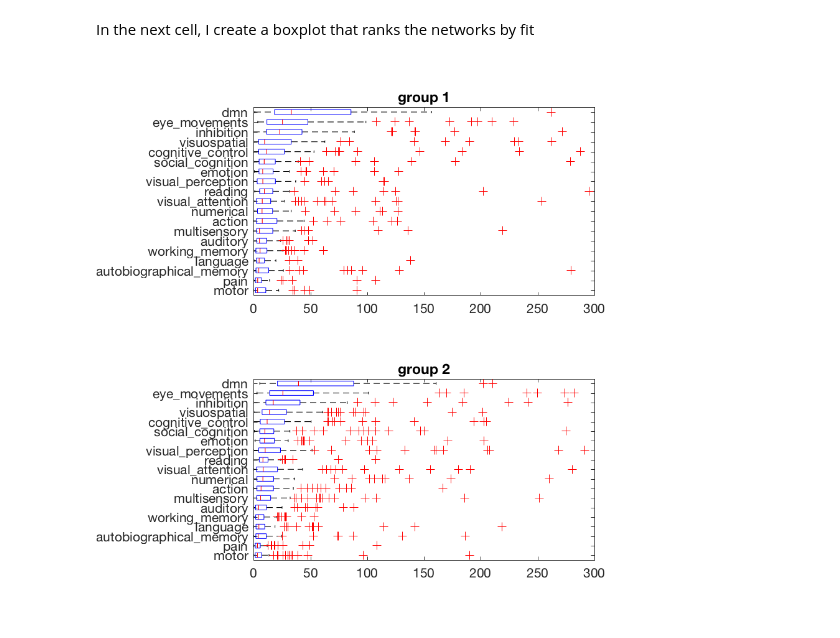
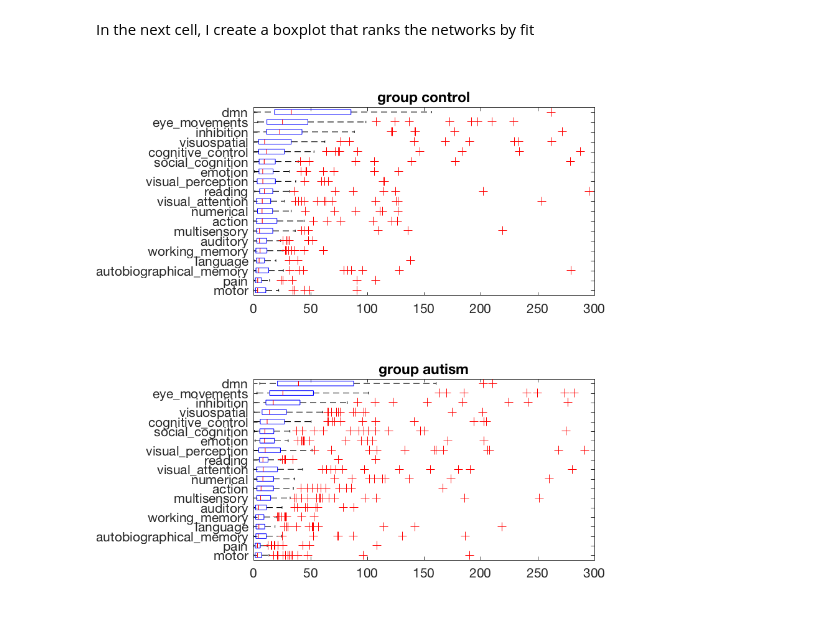
Before and after one commit to autism-research-centre/Autism-Gradients, a Jupyter notebook: compare-gradients-networks.ipynb, the cells around one changed output. Saved outputs shown, nothing was run; the diff lists cells and outputs as text; code cells hidden in the pictures.

Commit message:
Change plot labels again

```diff
--- a/compare-gradients-networks.ipynb
+++ b/compare-gradients-networks.ipynb
@@ -70,20 +70,21 @@ In the next cell, I create a boxplot that ranks the networks by fit
 # %%
 %plot inline -s 900,900
 network_files = dir(fullfile(pwd, 'ROIs_mask', '*FDR_0.01.nii*'));
 [~, sortorder] = sort(median(ratio, 2));
 figure;
 labels = {network_files(:).name};
 for i = 1:numel(labels)
     labels{i} = labels{i}(1:end-23);
 end
 
-grouplabels = {'control', 'autism'}
+grouplabels = {'control', 'autism'};
 for igroup = 1:2
     subplot(2, 1, igroup);
     boxplot((ratio(sortorder, group==igroup)'), 'orientation', 'horizontal', 'Label', labels(sortorder));
     xlim([0, 300]);
-    title(['group ', num2str(igroup)]);
+    xlabel()
+    title(['group ', grouplabels{igroup}]);
 end
 % MatlabFuncs.xticklabel_rotate([1:inetwork],90,{network_files(:).name},'interpreter','none')
 # %% [output]
-[figure, old version]
+[figure, new version]
```
